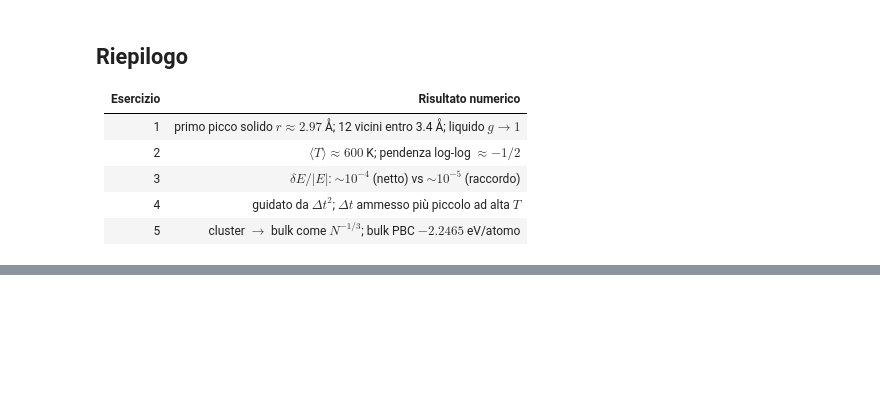
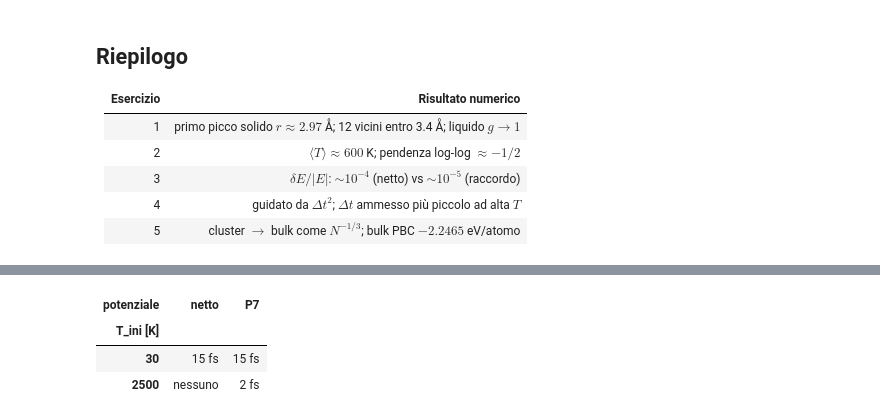
Before and after one commit to francescobellina/computational-course, a Jupyter notebook: notebooks/05_molecular_dynamics/esercizi_cms6.ipynb, the cells around one changed output, grey strips where cells are left out. Saved outputs shown, nothing was run; the diff lists cells and outputs as text; code cells hidden in the pictures; blank space fills up the shorter version.

```diff
--- a/notebooks/05_molecular_dynamics/esercizi_cms6.ipynb
+++ b/notebooks/05_molecular_dynamics/esercizi_cms6.ipynb
@@ -571,0 +884,93 @@ tutti i controlli superati
+# %%
+import time
+
+import pandas as pd
+from IPython.display import Pretty, display
+
+pos0, box0 = lattice(NCELLS, A_AG)
+print(f"N = {len(pos0)} atomi, L = {box0[0]:.2f} Å, t_th = {T_TH_PS:g} ps, "
+      f"durata = {T_TOT_PS:g} ps")
+
+# 2 temperature x 8 Δt x 2 potenziali = 32 simulazioni, circa 2 minuti
+# (le più lente sono quelle a Δt piccolo: a durata fissata servono più passi).
+# L'avanzamento si aggiorna sul posto: nel notebook salvato resta solo l'ultima riga.
+progress = display(Pretty("avvio..."), display_id=True)
+results = {}  # chiave: (T_ini, smooth) -> lista di risultati, uno per Δt
+rows = []
+n_runs = 2 * len(T_INI_LISTA) * len(DTS_FS)
+t_start = time.perf_counter()
+for t_ini in T_INI_LISTA:
+    for smooth in (False, True):
+        name = "P7" if smooth else "netto"
+        results[t_ini, smooth] = []
+        for dt_fs in DTS_FS:
+            progress.update(Pretty(
+                f"simulazione {len(rows) + 1}/{n_runs}: T_ini = {t_ini:g} K, {name}, "
+                f"Δt = {dt_fs:g} fs ({time.perf_counter() - t_start:.0f} s)"))
+            res = run_p7(pos0, box0, t_ini, dt_fs, smooth)
+            results[t_ini, smooth].append(res)  # serve al grafico della cella successiva
+            rows.append({
+                "T_ini [K]": t_ini,
+                "Δt [fs]": dt_fs,
+                "potenziale": name,
+                "⟨T⟩ [K]": res["T_mean"],
+                "δE/|⟨E⟩|": res["dE_rel"],
+                "max r₂ [Å]": res["r_in_max"],
+                "min r₃ [Å]": res["r_out_min"],
+                "coppie in [r_p, r_c]": res["n_window"],
+                "attraversamenti di r_c": res["n_cross"],
+            })
+progress.update(Pretty(f"fatto: {n_runs} simulazioni in {time.perf_counter() - t_start:.0f} s"))
+
+table = pd.DataFrame(rows).set_index(["T_ini [K]", "Δt [fs]", "potenziale"])
+
+ROSSO = "color: #c0392b; font-weight: bold"
+
+
+def evidenzia(cond):
+    """Colora in rosso le celle di una colonna che soddisfano `cond`."""
+    return lambda col: [ROSSO if cond(v) else "" for v in col]
+
+
+# 1) Tabella completa: in rosso δE/|⟨E⟩| sopra la soglia 1e-5 e gli attraversamenti di r_c;
+#    «instabile» = la simulazione è divergente ed è stata fermata
+display(
+    table.style
+    .format({"⟨T⟩ [K]": "{:.1f}", "δE/|⟨E⟩|": "{:.2e}", "max r₂ [Å]": "{:.3f}",
+             "min r₃ [Å]": "{:.3f}", "coppie in [r_p, r_c]": "{:d}",
+             "attraversamenti di r_c": "{:d}"}, na_rep="instabile")
+    .format_index("{:g}", level=[0, 1])
+    .apply(evidenzia(lambda v: not v <= 1e-5), subset=["δE/|⟨E⟩|"])
+    .apply(evidenzia(lambda v: v > 0), subset=["attraversamenti di r_c"])
+    .set_caption(f"Taglio netto vs raccordo P7 (r_p = {RP7} Å, r_c = {RC} Å)")
+)
+
+# 2) Il confronto: δE/|⟨E⟩| dei due potenziali affiancati e il loro rapporto
+#    (≈ 1: conservano l'energia allo stesso modo; >> 1: il taglio netto è peggiore)
+confronto = table["δE/|⟨E⟩|"].unstack("potenziale")[["netto", "P7"]]
+confronto["netto / P7"] = confronto["netto"] / confronto["P7"]
+display(
+    confronto.style
+    .format({"netto": "{:.2e}", "P7": "{:.2e}", "netto / P7": "{:.2f}"}, na_rep="instabile")
+    .format_index("{:g}", level=[0, 1])
+    .apply(evidenzia(lambda v: v > 2), subset=["netto / P7"])
+    .set_caption("δE/|⟨E⟩| a confronto (in rosso: netto più di 2 volte peggiore)")
+)
+
+
+# 3) Riassunto: il più grande Δt che rispetta il criterio δE/|⟨E⟩| ≤ 1e-5
+def dt_max_conforme(group):
+    """Il più grande Δt con δE/|⟨E⟩| ≤ 1e-5 (NaN se nessuno)."""
+    ok = group.index.get_level_values("Δt [fs]")[group["δE/|⟨E⟩|"] <= 1e-5]
+    return ok.max() if len(ok) else np.nan
+
+
+riassunto = (table.groupby(level=["T_ini [K]", "potenziale"], sort=False)
+             .apply(dt_max_conforme).unstack("potenziale")[["netto", "P7"]])
+display(
+    riassunto.style
+    .format("{:g} fs", na_rep="nessuno")
+    .format_index("{:g}")
+    .set_caption("Δt massimo con δE/|⟨E⟩| ≤ 1e-5")
+)
+# %% [output]
@@ -571,0 +1018,4 @@ tutti i controlli superati
+| potenziale | netto | P7 |
+| T_ini [K] |  |  |
+| 30 | 15 fs | 15 fs |
+| 2500 | nessuno | 2 fs |
```
Also changed, not shown: parts of 17 cells of this notebook, 4 other files.
